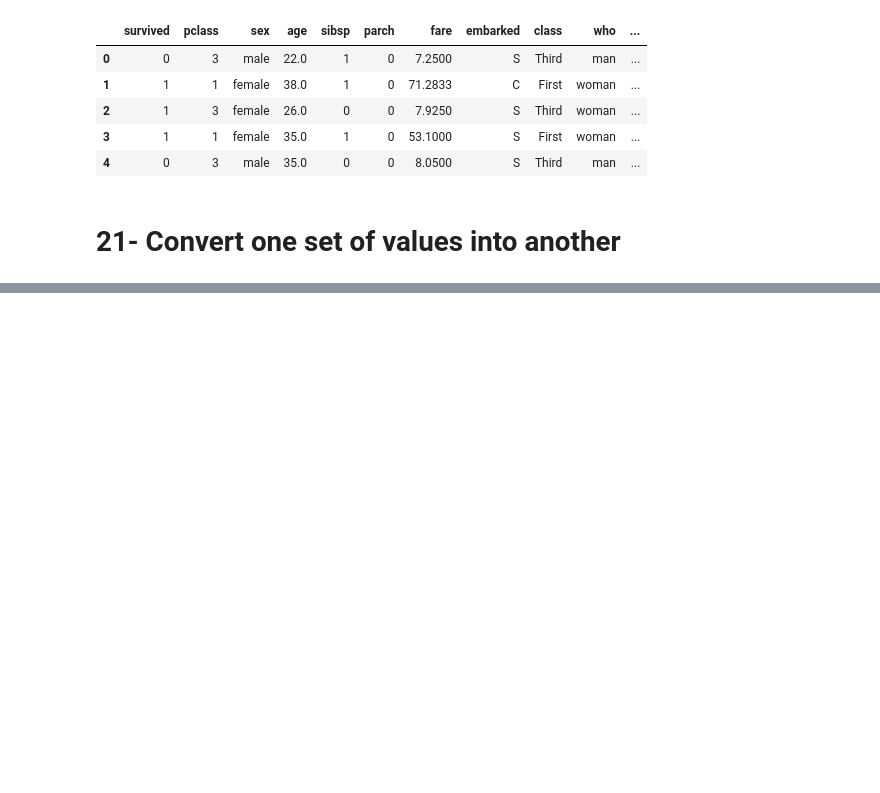
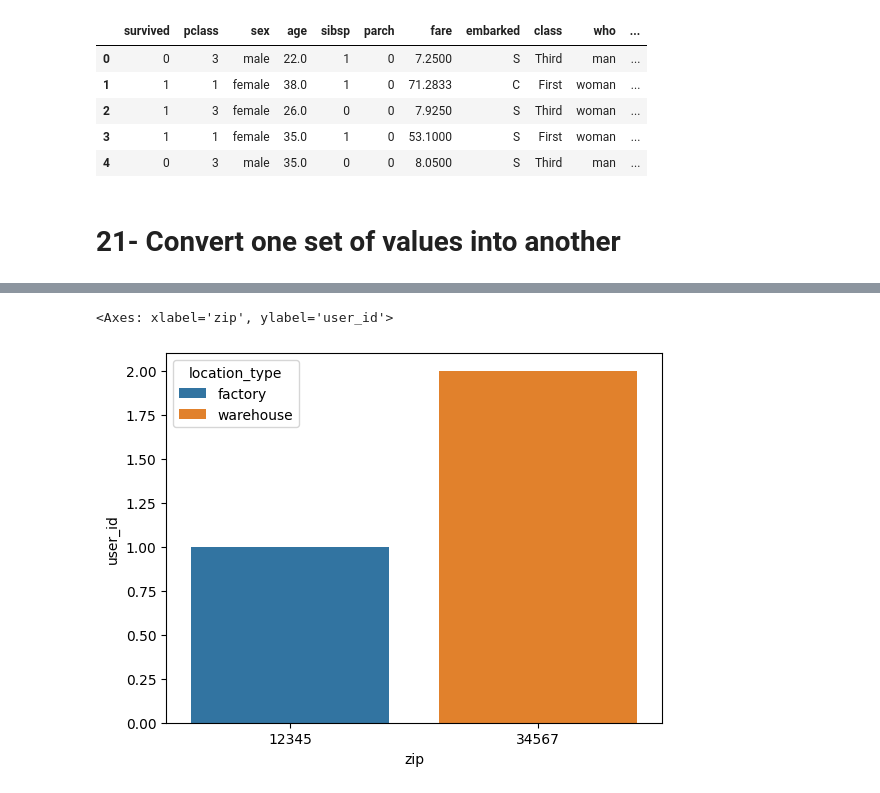
Before and after one commit to Syeda-Eman/40-days-of-Python, a Jupyter notebook: Day_7.ipynb, the cells around one changed output, grey strips where cells are left out. Saved outputs shown, nothing was run; the diff lists cells and outputs as text; code cells hidden in the pictures; blank space fills up the shorter version.

```diff
--- a/Day_7.ipynb
+++ b/Day_7.ipynb
@@ -1041,0 +1154,4 @@ df.head()
+# %%
+distance2= pd.DataFrame([[1, '12345', 'factory'], [2, '34567', 'warehouse']],
+                        columns=['user_id','zip','location_type'])
+distance2.head()
@@ -1041,0 +1186,6 @@ df.head()
+# %%
+import seaborn as sns
+sns.barplot(x='zip',y='user_id', hue='location_type', data=distance2)
+# %% [output]
+<Axes: xlabel='zip', ylabel='user_id'>
+[figure, added]
```
Also changed, not shown: parts of 16 cells of this notebook.
